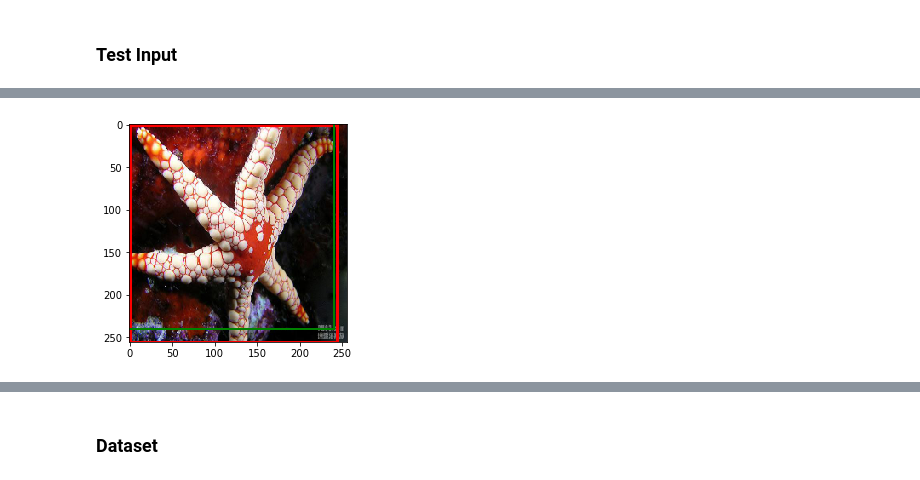
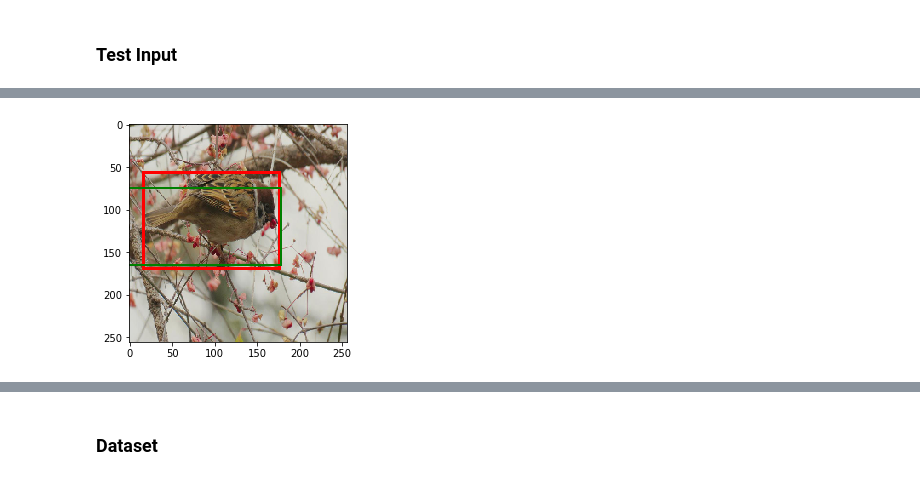
Before and after one commit to tingyumao/zsl, a Jupyter notebook: debug.ipynb, the cells around one changed output, grey strips where cells are left out. Cells and saved outputs as stored; diff of their text form; code cells hidden in the pictures.

```diff
--- a/debug.ipynb
+++ b/debug.ipynb
@@ -24,10 +23,9 @@ if sys.platform == 'darwin':
     data_path = os.path.join(os.getcwd(), '../data/train_test_a/zsl_a_animals_train_20180321')
 else:
     data_path = os.path.join(os.getcwd(), '../cai_zsl/data/train_test_a/zsl_a_animals_train_20180321')
-test_dataset = CAIData(root_dir=data_path, mode="train")
+test_dataset = CAIData(root_dir=data_path, mode="validation")
 test_dataset.prepare()
 
-#anchors = utils.generate_anchors(scales=[32, 64, 128, 256], ratios=[0.5, 2], shape=[8, 8], feature_stride=32, anchor_stride=1)
 anchors = []
 feature_strides = []
 config = Config()
@@ -38,29 +36,29 @@ for i, scale in enumerate(config.ANCHOR_SCALES):
     feature_strides += [config.FEATURE_STRIDE/(2**i)]*scale_anchors.shape[0]
 anchors = np.concatenate(anchors, axis=0)
 
-test_id = random.sample(test_dataset.image_ids, 1)[0]
+# dataset
+dataset = val_dataset
 
-config = Config()
-test_image, test_image_shape = test_dataset.load_image(test_id)
-test_bbox, _, _, _ = test_dataset.load_bbox_class_attr(test_id)
-test_dataset.print_image_info(test_id)
-translated_bbox = translate_bbox(test_bbox, input_shape=test_image_shape[:2], output_shape=config.IMAGE_SHAPE[:2])
+# Image ID
+image_id = 45347 # random.sample(test_dataset.image_ids, 1)[0]
 
-# feature_stride = float(config.FEATURE_STRIDE)
+image, image_shape = dataset.load_image(image_id)
+image_bbox, image_class_id, attribute, class_attribute = dataset.load_bbox_class_attr(image_id)
 
-gt_target_object = np.zeros(anchors.shape[0]).astype("float32")
-gt_target_bbox = np.zeros((anchors.shape[0], 4)).astype("float32")
+image_bbox = translate_bbox(image_bbox, input_shape=image_shape[:2], output_shape=config.IMAGE_SHAPE[:2])
+image = cv2.resize(image, tuple(config.IMAGE_SHAPE[:2]))
+gt_target_object, gt_target_bbox, gt_target_bbox_object = assign_bbox_to_anchors(config, image_bbox, anchors, image_id)
 
-y1, x1, y2, x2 = translated_bbox
-assert x2>x1 and y2>y1
-x, y, w, h = x1, y1, x2-x1, y2-y1
-xc, yc = x + w/2, y + h/2
-
-translated_bbox = [x1, y1, x2, y2]
+prior_index = np.argmax(gt_target_bbox_object)
+print(prior_index)
 
 fig2 = plt.figure()
 ax2 = fig2.add_subplot(111, aspect='equal')
-ax2.imshow(cv2.resize(test_image, tuple(config.IMAGE_SHAPE[:2])))
+ax2.imshow(cv2.resize(image, tuple(config.IMAGE_SHAPE[:2])))
+
+y1, x1, y2, x2 = image_bbox
+x, y, w, h = x1, y1, x2 - x1, y2 - y1
+xc, yc = x + w / 2, y + h / 2
 ax2.add_patch(
             patches.Rectangle(
                 (x, y),
@@ -72,67 +70,17 @@ ax2.add_patch(
             )
         )
 
-cnt = 0
-iou_test = []
-iou_data = []
-max_iou = 0.0
-max_patch = []
-for i, anchor in enumerate(anchors):
-    #feature_stride = feature_strides[i]
-    py, px, ph, pw, feature_stride = anchor
-    assert feature_stride == feature_strides[i], "Inconsistent feature stride"
-
-    py += feature_stride/2
-    px += feature_stride/2
-    px1, py1, px2, py2 = px-pw/2, py-ph/2, px+pw/2, py+ph/2
-
-    iou_data.append(iou(translated_bbox, [px1, py1, px2, py2]))
-
-    if iou(translated_bbox, [px1, py1, px2, py2]) > 0.0:
-        # calculate tx, ty, tw, th
-        tx = (xc - px + feature_stride/2)/feature_stride
-        ty = (yc - py + feature_stride/2)/feature_stride
-        tw = np.log(w/float(pw))
-        th = np.log(h/float(ph))
-
-#         ax2.add_patch(
-#             patches.Rectangle(
-#                 (px1, py1),
-#                 px2-px1,
-#                 py2-py1,
-#                 fill=False,      # remove background
-#                 edgecolor = "blue"
-#             )
-#         )
-        iou_test.append(iou(translated_bbox, [px1, py1, px2, py2]))
-        gt_target_object[i] = 1.0
-        gt_target_bbox[i] = [tx, ty, tw, th]
-        cnt += 1
-
-        if 0 <= tx <= 1 and 0 <= ty <= 1:
-            if iou_test[-1] > max_iou:
-                max_patch = [px1, py1, px2, py2]
-                max_iou = iou_test[-1]
-
-#             gt_target_object[i] = 1.0
-#             gt_target_bbox[i] = [tx, ty, tw, th]
-#             cnt += 1
-px1, py1, px2, py2 = max_patch
+py, px, ph, pw, feature_stride = anchors[prior_index]
+py += feature_stride/2 - ph/2
+px += feature_stride/2 - pw/2
 ax2.add_patch(
                 patches.Rectangle(
-                    (px1, py1),
-                    px2-px1,
-                    py2-py1,
+                    (px, py),
+                    pw,
+                    ph,
                     fill=False,      # remove background
                     edgecolor = "green",
                     linewidth= 2
                 )
             )
-
-print(max_iou, max(iou_test))
-print(max_patch)
-print(max(iou_test) == max_iou)
-print("*"*80)
-
-assert cnt > 0, print(cnt)
 # %% [output]
@@ -145 +89 @@ True
-[figure, old version]
+[figure, new version]
```
Also changed, not shown: parts of 11 cells of this notebook, 3 other files.
